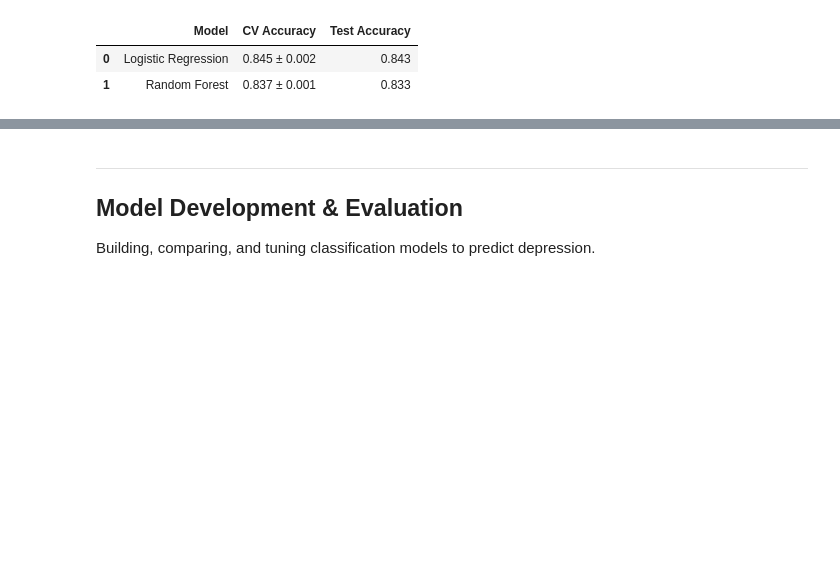
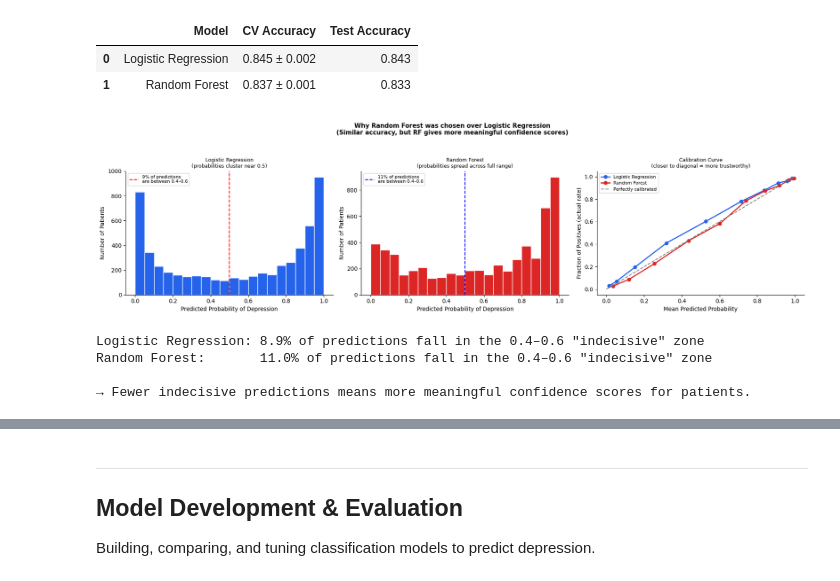
Before and after one commit to carolineehab7/MentalHealthTracker, a Jupyter notebook: backend/train_model.ipynb, the cells around one changed output, grey strips where cells are left out. Drawn from its saved outputs; the diff is of its cells as text; code cells hidden in the pictures; blank space fills up the shorter version.

Commit message:
feat: add notebook for student depression classification and model training pipeline

```diff
--- a/backend/train_model.ipynb
+++ b/backend/train_model.ipynb
@@ -168,0 +225,80 @@ display(comparison)
+# %%
+import matplotlib.pyplot as plt
+import numpy as np
+from sklearn.calibration import calibration_curve
+
+# -----------------------------------------------------------------------
+# Why Random Forest was chosen over Logistic Regression
+# -----------------------------------------------------------------------
+# LR has marginally higher accuracy, but its predicted probabilities
+# cluster near 0.50 — giving the app low, misleading confidence scores.
+# RF spreads predictions across the full [0, 1] range,
+# which is essential for meaningful patient-facing confidence scores.
+# -----------------------------------------------------------------------
+
+lr_pipe  = results['Logistic Regression']['pipe']
+rf_pipe  = results['Random Forest']['pipe']
+
+lr_probs = lr_pipe.predict_proba(X_test)[:, 1]
+rf_probs = rf_pipe.predict_proba(X_test)[:, 1]
+
+fig, axes = plt.subplots(1, 3, figsize=(18, 5))
+fig.suptitle(
+    'Why Random Forest was chosen over Logistic Regression\n'
+    '(Similar accuracy, but RF gives more meaningful confidence scores)',
+    fontweight='bold', fontsize=11
+)
+
+bins = np.linspace(0, 1, 21)
+
+# --- Left: Logistic Regression histogram ---
+ax0 = axes[0]
+near_50_lr = ((lr_probs > 0.4) & (lr_probs < 0.6)).mean() * 100
+ax0.hist(lr_probs, bins=bins, color='#2563eb', edgecolor='white')
+ax0.axvline(0.5, color='red', linestyle='--', linewidth=1.5, label=f'{near_50_lr:.0f}% of predictions\nare between 0.4–0.6')
+ax0.set_xlabel('Predicted Probability of Depression')
+ax0.set_ylabel('Number of Patients')
+ax0.set_title('Logistic Regression\n(probabilities cluster near 0.5)', fontsize=9)
+ax0.legend(fontsize=8)
+ax0.spines[['top', 'right']].set_visible(False)
+
+# --- Middle: Random Forest histogram ---
+ax1 = axes[1]
+near_50_rf = ((rf_probs > 0.4) & (rf_probs < 0.6)).mean() * 100
+ax1.hist(rf_probs, bins=bins, color='#dc2626', edgecolor='white')
+ax1.axvline(0.5, color='blue', linestyle='--', linewidth=1.5, label=f'{near_50_rf:.0f}% of predictions\nare between 0.4–0.6')
+ax1.set_xlabel('Predicted Probability of Depression')
+ax1.set_ylabel('Number of Patients')
+ax1.set_title('Random Forest\n(probabilities spread across full range)', fontsize=9)
+ax1.legend(fontsize=8)
+ax1.spines[['top', 'right']].set_visible(False)
+
+# --- Right: Calibration curve ---
+ax2 = axes[2]
+for probs, name, color in [
+    (lr_probs, 'Logistic Regression', '#2563eb'),
+    (rf_probs, 'Random Forest',       '#dc2626'),
+]:
+    frac_pos, mean_pred = calibration_curve(y_test, probs, n_bins=10, strategy='quantile')
+    ax2.plot(mean_pred, frac_pos, marker='o', lw=2, color=color, label=name)
+
+ax2.plot([0, 1], [0, 1], linestyle='--', color='gray', label='Perfectly calibrated')
+ax2.set_xlabel('Mean Predicted Probability')
+ax2.set_ylabel('Fraction of Positives (actual rate)')
+ax2.set_title('Calibration Curve\n(closer to diagonal = more trustworthy)', fontsize=9)
+ax2.legend(loc='upper left', fontsize=8)
+ax2.spines[['top', 'right']].set_visible(False)
+
+plt.tight_layout(rect=[0, 0, 1, 0.93])
+plt.show()
+
+print(f'Logistic Regression: {near_50_lr:.1f}% of predictions fall in the 0.4–0.6 "indecisive" zone')
+print(f'Random Forest:       {near_50_rf:.1f}% of predictions fall in the 0.4–0.6 "indecisive" zone')
+print()
+print('→ Fewer indecisive predictions means more meaningful confidence scores for patients.')
+# %% [output]
+[figure, added]
+Logistic Regression: 8.9% of predictions fall in the 0.4–0.6 "indecisive" zone
+Random Forest:       11.0% of predictions fall in the 0.4–0.6 "indecisive" zone
+
+→ Fewer indecisive predictions means more meaningful confidence scores for patients.
```
Also changed, not shown: parts of 2 cells of this notebook.
